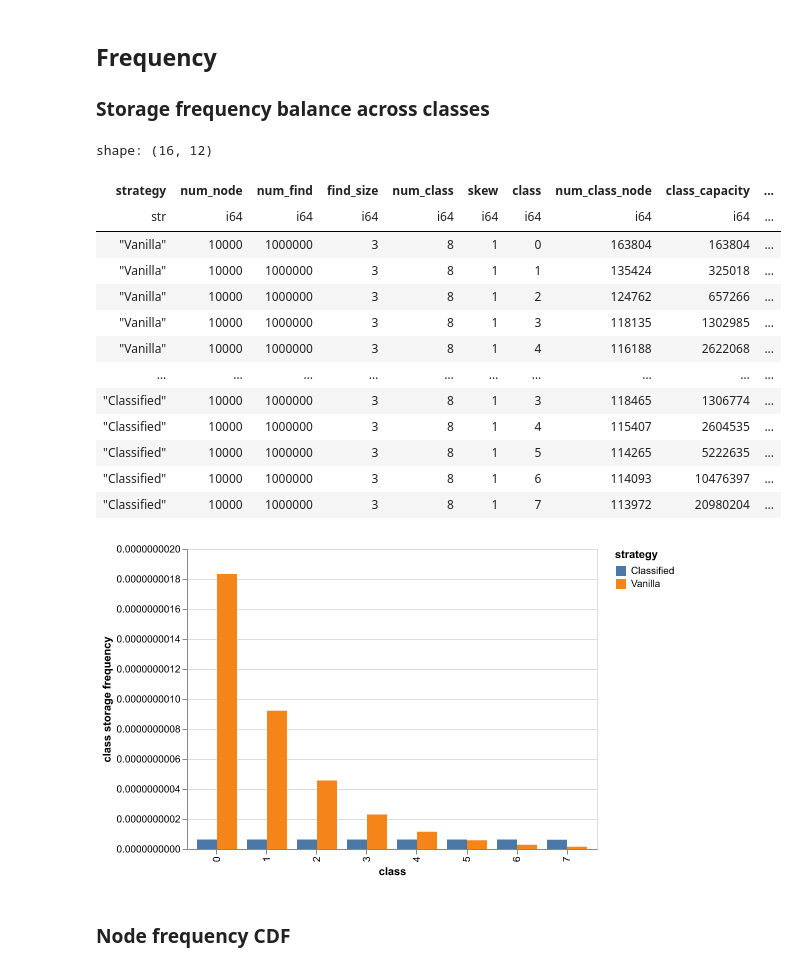
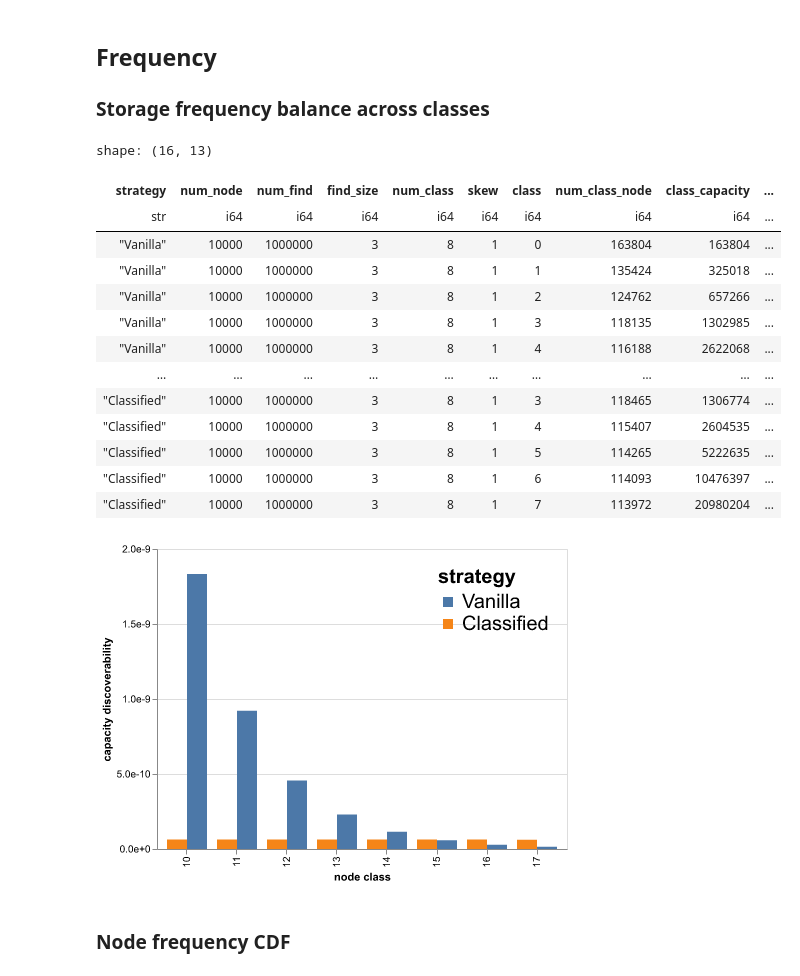
Before and after one commit to sgdxbc/storage-simulation-data, a Jupyter notebook: graphs.ipynb, the cells around one changed output. Drawn from its saved outputs; the diff is of its cells as text; code cells hidden in the pictures.

```diff
--- a/graphs.ipynb
+++ b/graphs.ipynb
@@ -87,6 +94,7 @@ df = (
         (
             pl.col("class_hit_count") / pl.col("num_find") / pl.col("num_class_node")
         ).alias("class node frequency"),
+        (pl.col("class") + 10).alias("class2")
     )
     .with_columns(
         (pl.col("class node frequency") / pl.col("class_capacity")).alias(
@@ -96,7 +104,7 @@ df = (
 )
 df
 # %% [output]
-shape: (16, 12)
+shape: (16, 13)
 | strategy | num_node | num_find | find_size | num_class | skew | class | num_class_node | class_capacity | ... |
 | str | i64 | i64 | i64 | i64 | i64 | i64 | i64 | i64 | ... |
 | "Vanilla" | 10000 | 1000000 | 3 | 8 | 1 | 0 | 163804 | 163804 | ... |
@@ -113,17 +121,17 @@ shape: (16, 12)
 # %%
 class_freq = (
     alt.Chart(df)
     .mark_bar()
     .encode(
-        alt.X("class:N"),
-        alt.Y("class storage frequency"),
-        alt.Color("strategy"),
+        alt.X("class2:N").axis(title="node class"),
+        alt.Y("class storage frequency").axis(format=".1e", tickCount=5, title="capacity discoverability"),
+        alt.Color("strategy").sort(["Vanilla", "Classified"]).legend(orient="top-right", labelFontSize=20, titleFontSize=20),
         alt.XOffset("strategy"),
     )
 )
 class_freq
 # %% [output]
-[figure, old version]
+[figure, new version]
 # %%
 class_freq.save("graphs/class-capacity-freq.pdf")
 # %% [markdown]
```
Also changed, not shown: parts of 16 cells of this notebook, 5 other files.
